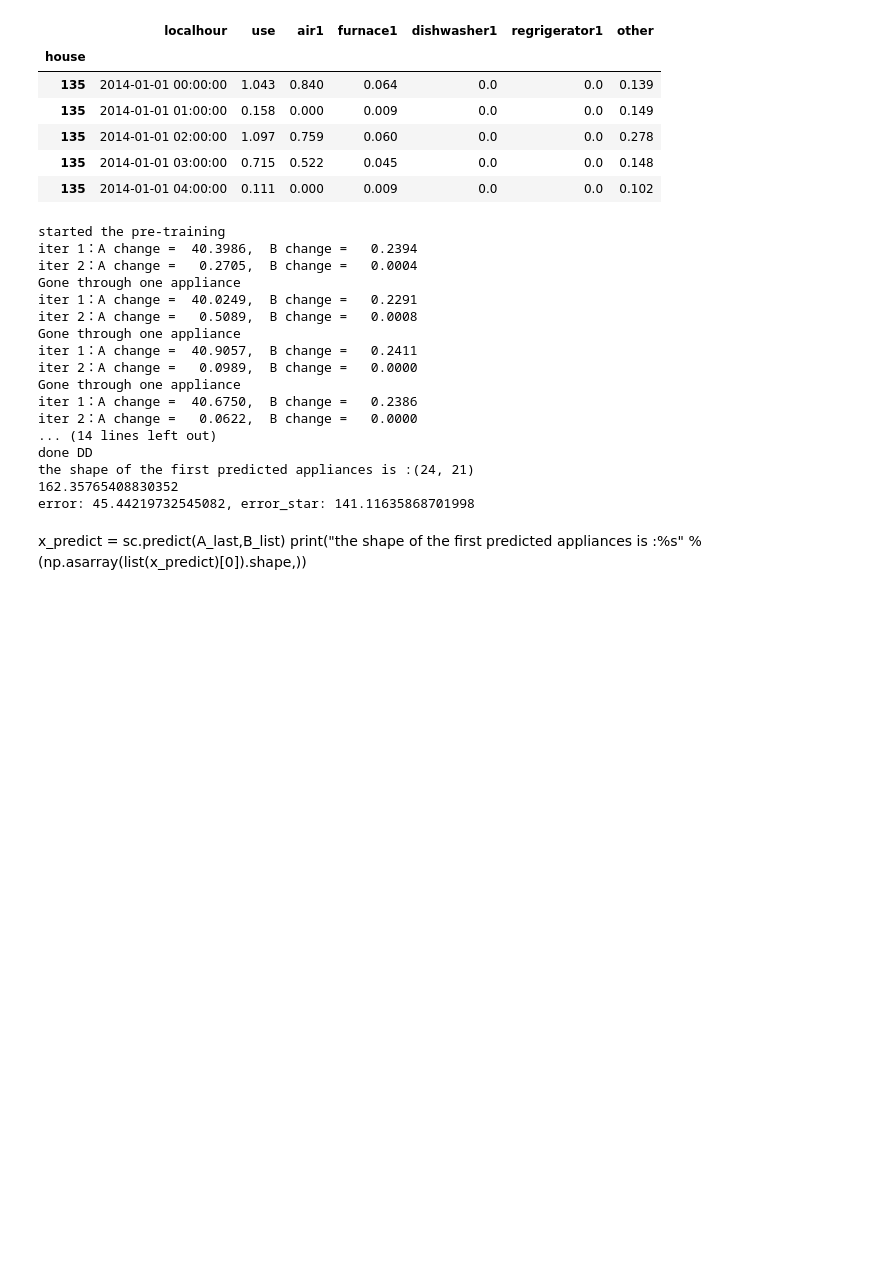
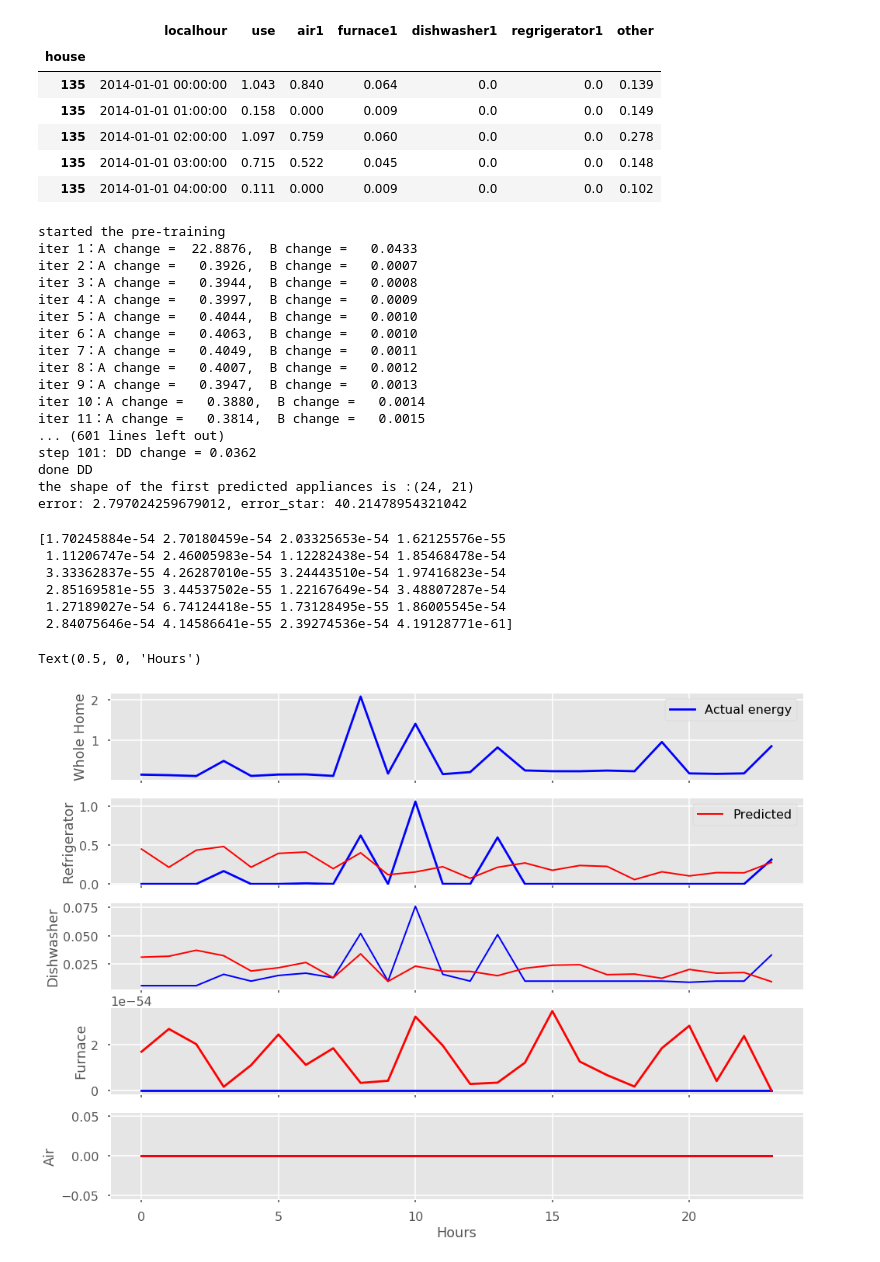
Before and after one commit to bondxue/Discriminative-Sparse-Coding-for-Energy-Disaggregation, a Jupyter notebook: DDSC.ipynb, the cells around one changed output. Saved outputs shown, nothing was run; the diff lists cells and outputs as text; code cells hidden in the pictures; blank space fills up the shorter version.

```diff
--- a/DDSC.ipynb
+++ b/DDSC.ipynb
@@ -292,6 +290,7 @@ factor_n_t = 5 # heuristically determined
 
 timeframes = [14,30,60]
 timeframes = [48]
+# timeframes = [336]
 #timeframes = [x*24 for x in timeframes]
 alphas = [0.0001]
 #alphas = [0.0001, 0.00001, 0.000001]
@@ -301,7 +300,8 @@ portion = 0.5
 # (336,800, alpha = 0.00001)
 # (720,,1400, alpha = )
 for timeframe, alpha in zip(timeframes,alphas):
-    n = int(factor_n_t*timeframe)
+#     n = int(factor_n_t*timeframe)
+    n = 80
     x_train, x_test = split(d,portion,timeframe)
 # use in whole house disaggregation step
     x_train_use = x_train.pop('use',None)
@@ -319,7 +319,7 @@ for timeframe, alpha in zip(timeframes,alphas):
     rp = 0.0005
     epsilon = 0.001
     alpha = 0.0001
-    steps = 1 # steps must be higher than k
+    steps = 100# steps must be higher than k
     # get data
     n_components = n
 
@@ -350,22 +350,19 @@ for timeframe, alpha in zip(timeframes,alphas):
     b_nnsc, b_ddsc = sc.get_b()
 # %% [output]
 started the pre-training
-iter 1：A change =  40.3986,  B change =   0.2394
-iter 2：A change =   0.2705,  B change =   0.0004
-Gone through one appliance
-iter 1：A change =  40.0249,  B change =   0.2291
-iter 2：A change =   0.5089,  B change =   0.0008
-Gone through one appliance
-iter 1：A change =  40.9057,  B change =   0.2411
-iter 2：A change =   0.0989,  B change =   0.0000
-Gone through one appliance
-iter 1：A change =  40.6750,  B change =   0.2386
-iter 2：A change =   0.0622,  B change =   0.0000
-... (14 lines left out)
+iter 1：A change =  22.8876,  B change =   0.0433
+iter 2：A change =   0.3926,  B change =   0.0007
+iter 3：A change =   0.3944,  B change =   0.0008
+iter 4：A change =   0.3997,  B change =   0.0009
+iter 5：A change =   0.4044,  B change =   0.0010
+iter 6：A change =   0.4063,  B change =   0.0010
+iter 7：A change =   0.4049,  B change =   0.0011
+iter 8：A change =   0.4007,  B change =   0.0012
+iter 9：A change =   0.3947,  B change =   0.0013
+iter 10：A change =   0.3880,  B change =   0.0014
+iter 11：A change =   0.3814,  B change =   0.0015
+... (601 lines left out)
+step 101: DD change = 0.0362
 done DD
 the shape of the first predicted appliances is :(24, 21)
-162.35765408830352
-error: 45.44219732545082, error_star: 141.11635868701998
+error: 2.797024259679012, error_star: 40.21478954321042
-# %% [markdown]
-x_predict = sc.predict(A_last,B_list)
-print("the shape of the first predicted appliances is :%s" %(np.asarray(list(x_predict)[0]).shape,))
@@ -377,11 +377,15 @@ x_predict = sc.predict(A_list,B_list)
 
 print(np.asarray(list(x_predict)[0])[0:,house])
 # %%
+import matplotlib.pyplot as plt
+plt.style.use('seaborn-poster')
+
 # row and column sharing
 house = 0
 f, ((ax1, ax2, ax3, ax4, ax5)) = plt.subplots(5, 1, sharex='col', sharey='row', figsize=(16,12))
 x = range(x_train[list(x_train.keys())[0]].shape[0])
 plt.rcParams.update({'font.size': 15})
+
 
 y = np.asarray(x_test_use)[0:,house]
 ax1.plot(x, y, color='b',label='Actual energy')
@@ -407,30 +411,39 @@ y = np.asarray(x_test[list(x_test.keys())[1]])[0:,house]
 ax3.plot(x, y, color='b', linewidth=2)
 
 x_predict = sc.predict(A_list,B_list)
 y = np.asarray(list(x_predict)[1])[0:,house]
 ax3.plot(x,y, color='r', linewidth=2)
 #ax3.get_yaxis().set_visible(False)
 ax3.set_ylabel('Dishwasher')
 #ax3.set_ylim(-0.00001)
 
 ##
 y = np.asarray(x_test[list(x_test.keys())[2]])[0:,house]
 ax4.plot(x, y, color='b')
 
 x_predict = sc.predict(A_list,B_list)
 y = np.asarray(list(x_predict)[2])[0:,house]
 print(y)
 ax4.plot(x,y, color='r')
 #ax4.get_yaxis().set_visible(False)
 ax4.set_ylabel('Furnace')
 # ax4.set_ylim(-0.05, 0.05)
 ##
 y = np.asarray(x_test[list(x_test.keys())[3]])[0:,house]
 ax5.plot(x, y, color='b')
 
 x_predict = sc.predict(A_list,B_list)
 y = np.asarray(list(x_predict)[3])[0:,house]
 ax5.plot(x,y, color='r')
 #ax5.get_yaxis().set_visible(False)
 ax5.set_ylabel('Air')
 ax5.set_xlabel('Hours')
+# %% [output]
+[1.70245884e-54 2.70180459e-54 2.03325653e-54 1.62125576e-55
+ 1.11206747e-54 2.46005983e-54 1.12282438e-54 1.85468478e-54
+ 3.33362837e-55 4.26287010e-55 3.24443510e-54 1.97416823e-54
+ 2.85169581e-55 3.44537502e-55 1.22167649e-54 3.48807287e-54
+ 1.27189027e-54 6.74124418e-55 1.73128495e-55 1.86005545e-54
+ 2.84075646e-54 4.14586641e-55 2.39274536e-54 4.19128771e-61]
+Text(0.5, 0, 'Hours')
+[figure, added]
```
Also changed, not shown: parts of 2 cells of this notebook, 1 other file.
